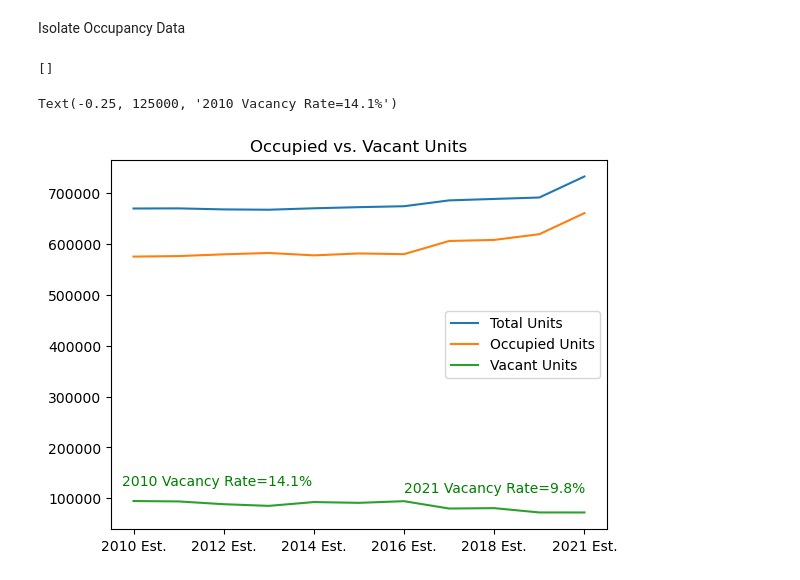
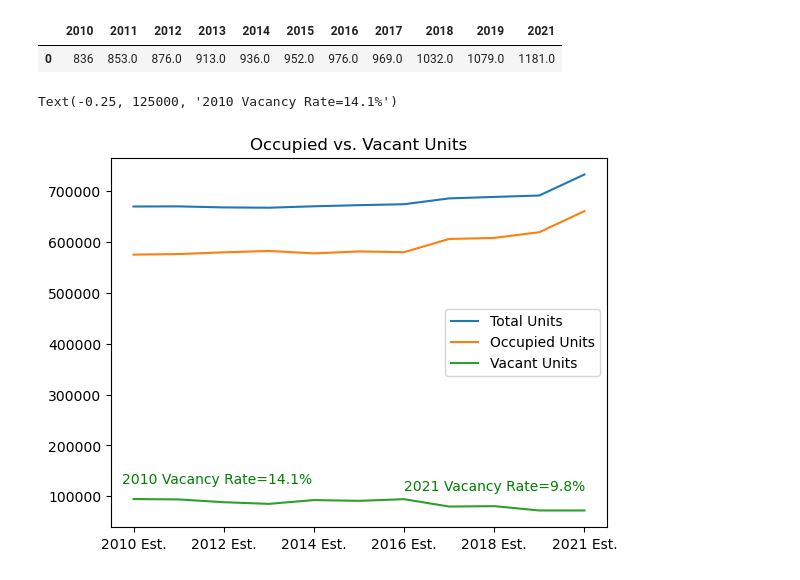
Before and after one commit to Aramed23/Project_1, a Jupyter notebook: StephenNotebook.ipynb, the cells around one changed output. Cells and saved outputs as stored; diff of their text form; code cells hidden in the pictures.

```diff
--- a/StephenNotebook.ipynb
+++ b/StephenNotebook.ipynb
@@ -25,6 +25,24 @@ housing_13=pd.read_csv(Housing_2013)
 housing_12=pd.read_csv(Housing_2012)
 housing_11=pd.read_csv(Housing_2011)
 housing_10=pd.read_csv(Housing_2010)
-# %% [markdown]
-Isolate Occupancy Data
+# %%
+medians=pd.DataFrame({'2010':[housing_10['Philadelphia city, Pennsylvania!!Estimate'].iloc[147]],
+'2011':[float(housing_11['Philadelphia city, Pennsylvania!!Estimate'].iloc[147])],
+'2012':[float(housing_12['Philadelphia city, Pennsylvania!!Estimate'].iloc[147])],
+'2013':[float(housing_13['Philadelphia city, Pennsylvania!!Estimate'].iloc[147])],
+'2014':[float(housing_14['Philadelphia city, Pennsylvania!!Estimate'].iloc[147])],
+'2015':[float(housing_15['Philadelphia city, Pennsylvania!!Estimate'].iloc[149])],
+'2016':[float(housing_16['Philadelphia city, Pennsylvania!!Estimate'].iloc[149])],
+'2017':[float(housing_17['Philadelphia city, Pennsylvania!!Estimate'].iloc[149])],
+'2018':[float(housing_18['Philadelphia city, Pennsylvania!!Estimate'].iloc[149].replace(',',''))],
+'2019':[float(housing_19['Philadelphia city, Pennsylvania!!Estimate'].iloc[149].replace(',',''))],
+'2021':[float(housing_21['Philadelphia city, Pennsylvania!!Estimate'].iloc[149].replace(',',''))]})
+#turningmydataframebackintolists=pd.to_numeric(medians.columns).tolist()
+#becauseplottingthedataframewasntworking=medians.iloc[0].tolist()
+#plt.plot(turningmydataframebackintolists,becauseplottingthedataframewasntworking)
+#plt.title("Change in Median Rental Price in Philadelphia 2010-2021")
+medians
+# %% [output]
+|  | 2010 | 2011 | 2012 | 2013 | 2014 | 2015 | 2016 | 2017 | 2018 | 2019 | 2021 |
+| 0 | 836 | 853.0 | 876.0 | 913.0 | 936.0 | 952.0 | 976.0 | 969.0 | 1032.0 | 1079.0 | 1181.0 |
 # %%
@@ -62,23 +81,6 @@ O11=Occupancy11.drop(['Philadelphia city, Pennsylvania!!Margin of Error', 'Phila
                       'Philadelphia city, Pennsylvania!!Percent Margin of Error'], axis=1)
 O10=Occupancy10.drop(['Philadelphia city, Pennsylvania!!Estimate Margin of Error', 'Philadelphia city, Pennsylvania!!Percent',
                       'Philadelphia city, Pennsylvania!!Percent Margin of Error'], axis=1)
-# %%
-Iso_Occupancy=[O10,O11,O12,O13,O14,O15,O16,O17,O18,O19,O21]
-occupancy_prep=[]
-for inx, df in enumerate(Iso_Occupancy):
-    year = 2010 + inx
-    if year == 2020:
-        year = 2021
-    df=df.rename({'Philadelphia city, Pennsylvania!!Estimate':f'{year} Est.',
-                'Philadelphia city, Pennsylvania!!Percent':f'{year} Percent'},axis='columns')
-    #remove commas to read as floats
-    df=df[f'{year} Est.'].str.replace(',','')
-    #convert datatypes to float
-    df=df.astype(float)
-    df.append(occupancy_prep)
-occupancy_prep
-# %% [output]
-[]
 # %%
 O10=O10.rename({'Philadelphia city, Pennsylvania!!Estimate':'2010 Est.',
                 'Philadelphia city, Pennsylvania!!Percent':'2010 Percent'},axis='columns')
```
Also changed, not shown: parts of 19 cells of this notebook.
